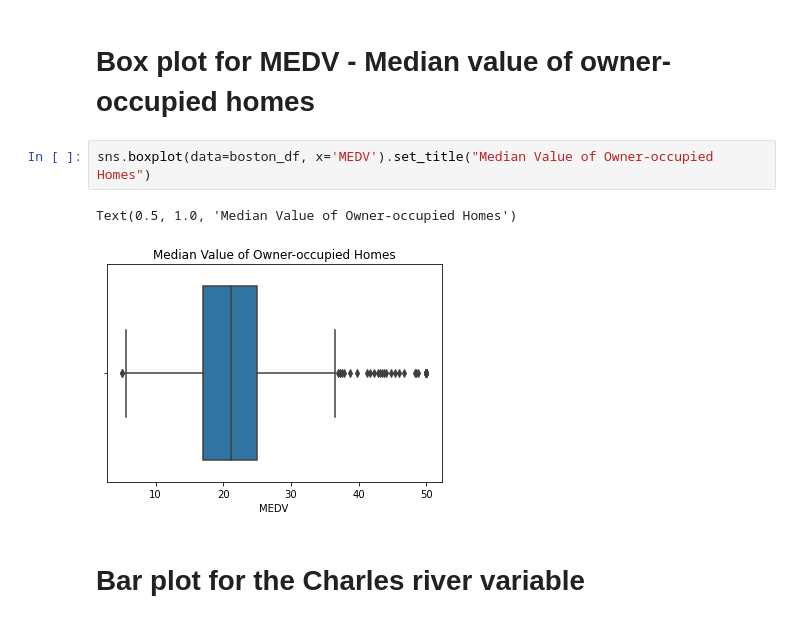
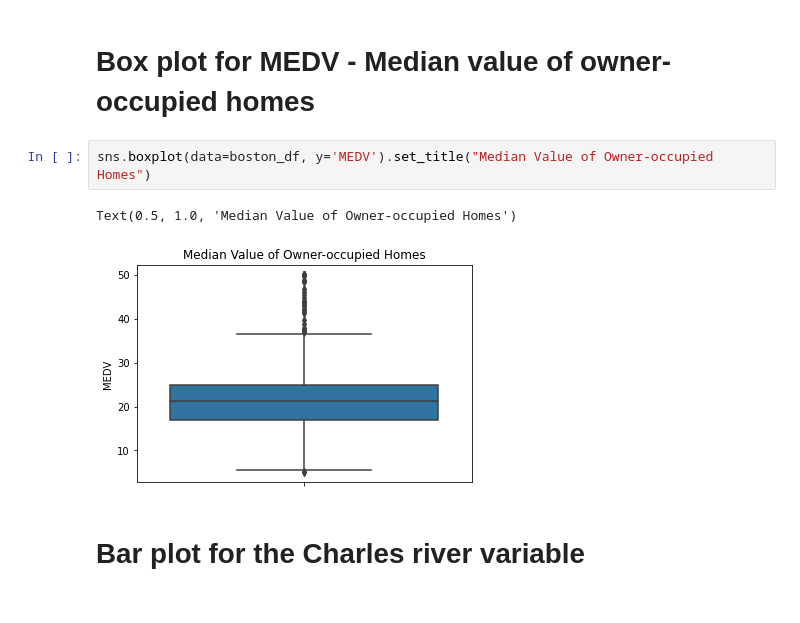
Before and after one commit to hweisejr/IBM-Python-SQL, a Jupyter notebook: Boston_Housing.ipynb, the cells around one changed output. Cells and saved outputs as stored; diff of their text form.

```diff
--- a/Boston_Housing.ipynb
+++ b/Boston_Housing.ipynb
@@ -23,10 +23,10 @@ boston_df
 # %% [markdown]
 # Box plot for MEDV - Median value of owner-occupied homes
 # %%
-sns.boxplot(data=boston_df, x='MEDV').set_title("Median Value of Owner-occupied Homes")
+sns.boxplot(data=boston_df, y='MEDV').set_title("Median Value of Owner-occupied Homes")
 # %% [output]
 Text(0.5, 1.0, 'Median Value of Owner-occupied Homes')
-[figure, old version]
+[figure, new version]
 # %% [markdown]
 # Bar plot for the Charles river variable
 # %%
```
